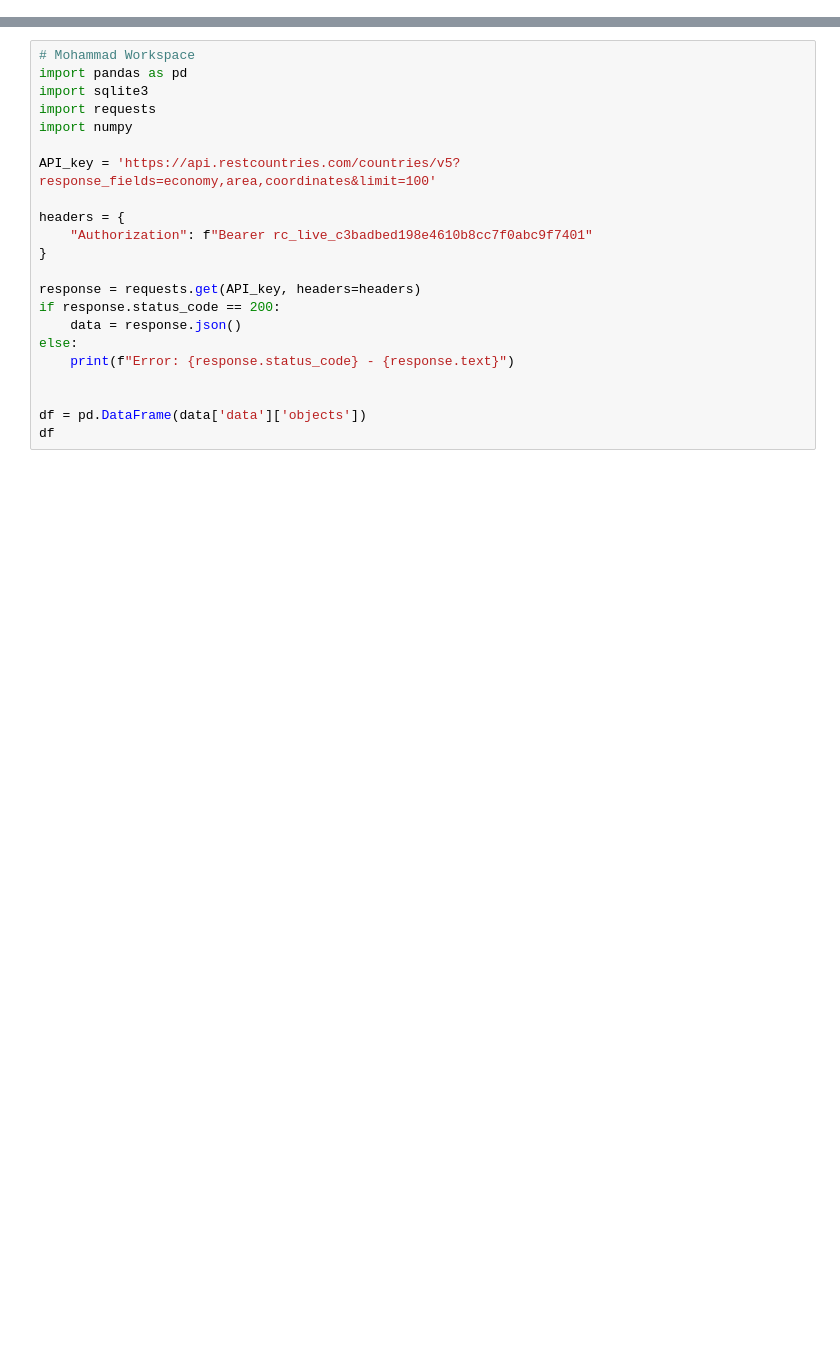
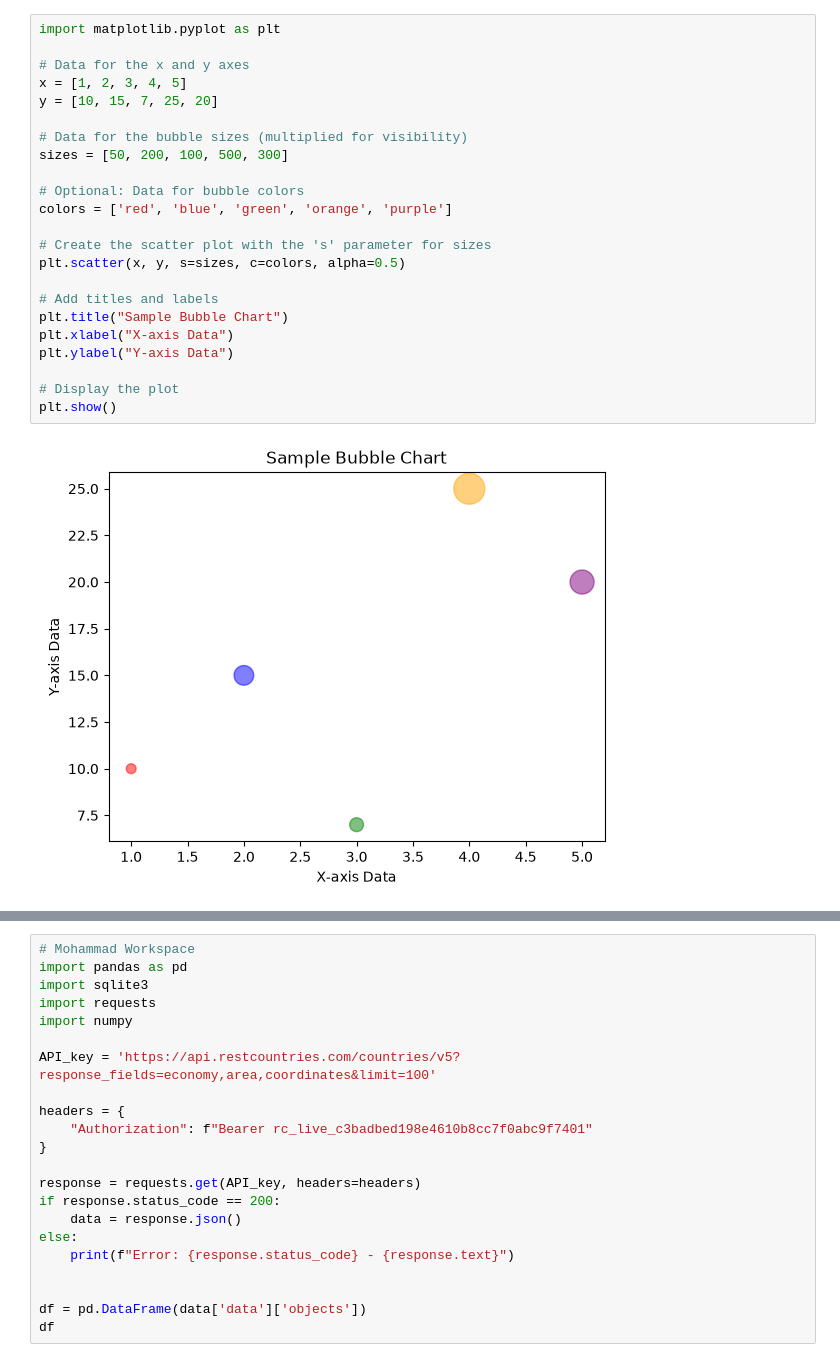
Before and after one commit to Tahtawy-1/DE-Project, a Jupyter notebook: Project/main.ipynb, the cells around one changed output, grey strips where cells are left out. Saved outputs shown, nothing was run; the diff lists cells and outputs as text; blank space fills up the shorter version.

```diff
--- a/Project/main.ipynb
+++ b/Project/main.ipynb
@@ -45,3 +80,28 @@ df
+# %%
+import matplotlib.pyplot as plt
+
+# Data for the x and y axes
+x = [1, 2, 3, 4, 5]
+y = [10, 15, 7, 25, 20]
+
+# Data for the bubble sizes (multiplied for visibility)
+sizes = [50, 200, 100, 500, 300]
+
+# Optional: Data for bubble colors
+colors = ['red', 'blue', 'green', 'orange', 'purple']
+
+# Create the scatter plot with the 's' parameter for sizes
+plt.scatter(x, y, s=sizes, c=colors, alpha=0.5)
+
+# Add titles and labels
+plt.title("Sample Bubble Chart")
+plt.xlabel("X-axis Data")
+plt.ylabel("Y-axis Data")
+
+# Display the plot
+plt.show()
+# %% [output]
+[figure, added]
 # %%
 # Rawad Workspace
 import pandas as pd
```
Also changed, not shown: parts of 2 cells of this notebook.
